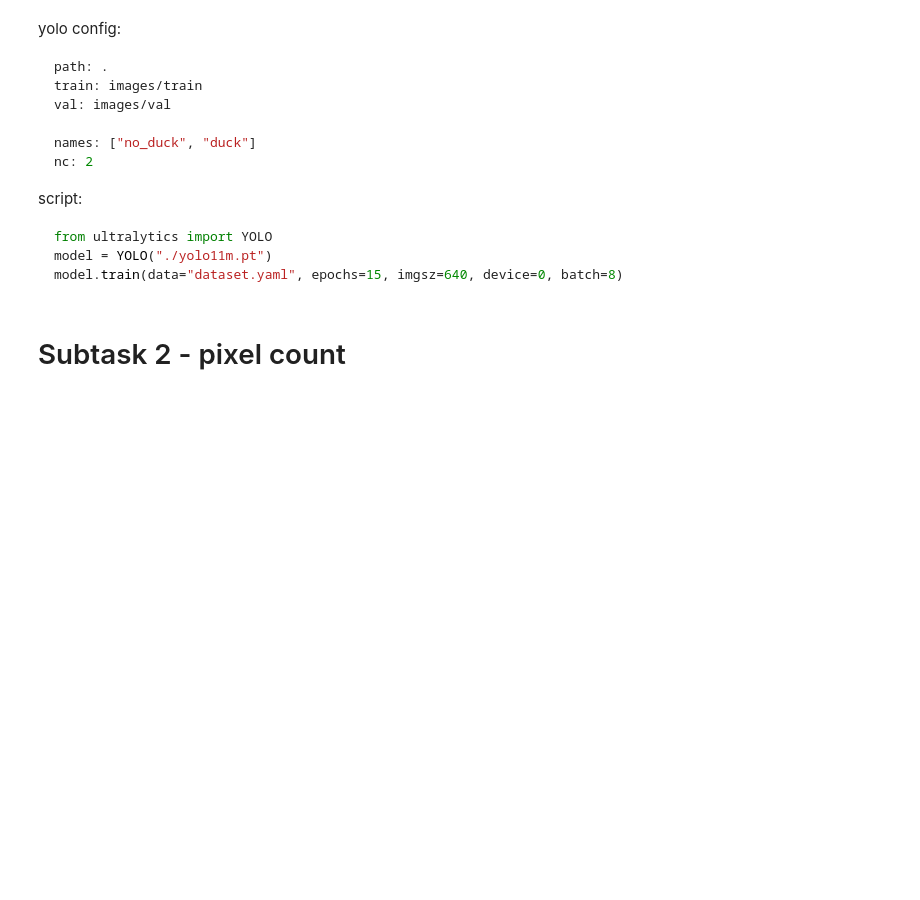
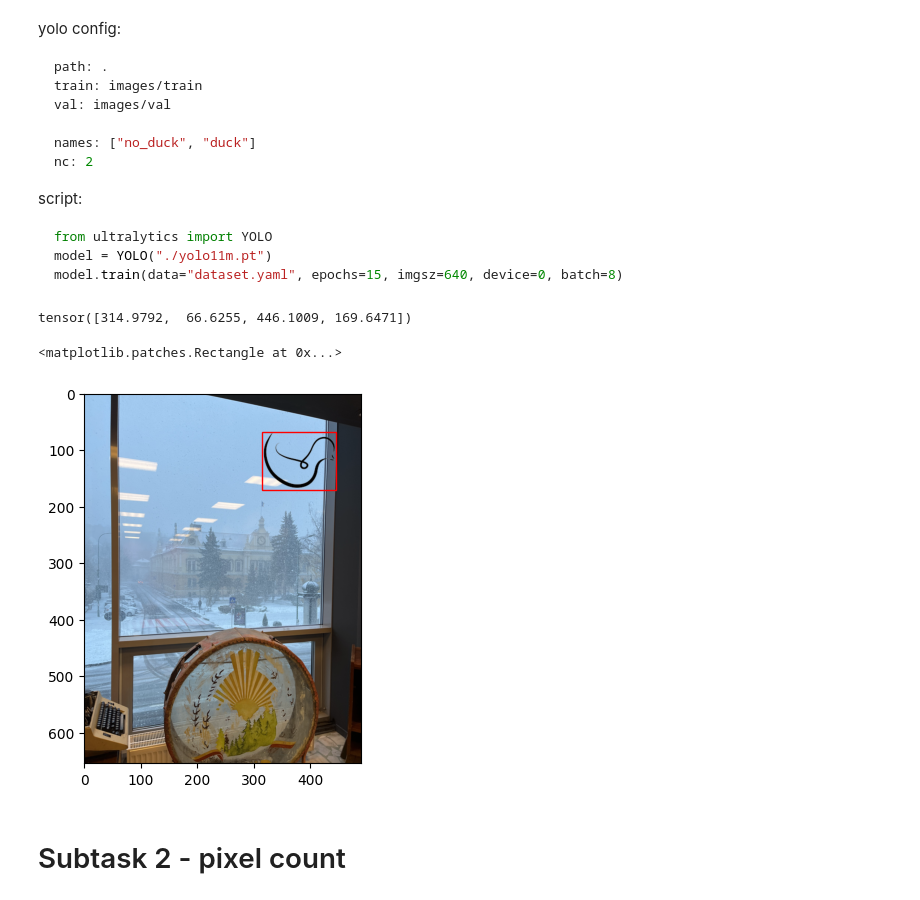
Before and after one commit to stefanasandei/roai-solved, a Jupyter notebook: nitro-nlp/2025/find-the-ducks/find-the-ducks.ipynb, the cells around one changed output. Drawn from its saved outputs; the diff is of its cells as text; code cells hidden in the pictures; blank space fills up the shorter version.

````diff
--- a/nitro-nlp/2025/find-the-ducks/find-the-ducks.ipynb
+++ b/nitro-nlp/2025/find-the-ducks/find-the-ducks.ipynb
@@ -239,5 +244,41 @@ from ultralytics import YOLO
 model = YOLO("./yolo11m.pt")
 model.train(data="dataset.yaml", epochs=15, imgsz=640, device=0, batch=8)
 ```
+# %%
+def get_bounding_box(img: Image):
+    pil_img_resized = img.resize((640, 640))
+    result = yolo(pil_img_resized, verbose=False)[0]
+
+    if len(result.boxes.xyxy) == 0:
+        return torch.tensor([[0, 0, 0, 0]])
+
+    xyxy = result.boxes.xyxy[0]
+    norm = xyxy / 640
+
+    width, height = img.size
+    x1, y1, x2, y2 = norm[0] * width, norm[1] * height, norm[2] * width, norm[3] * height
+    return torch.tensor([[x1, y1, x2, y2]])
+# %%
+img = Image.open("E:\\IOAI\\kits\\nitro-nlp-25\\test_dataset\\3.png")
+bbox = get_bounding_box(img)[0].cpu()
+bbox
+# %% [output]
+tensor([314.9792,  66.6255, 446.1009, 169.6471])
+# %%
+fig, ax = plt.subplots()
+ax.imshow(img)
+
+rect = patches.Rectangle(
+    (bbox[0], bbox[1]),
+    bbox[2] - bbox[0],
+    bbox[3] - bbox[1],
+    linewidth=1,
+    edgecolor="r",
+    facecolor="none",
+)
+ax.add_patch(rect)
+# %% [output]
+<matplotlib.patches.Rectangle at 0x...>
+[figure, added]
 # %% [markdown]
 # Subtask 2 - pixel count
````
Also changed, not shown: parts of 7 cells of this notebook, 2 other files.
